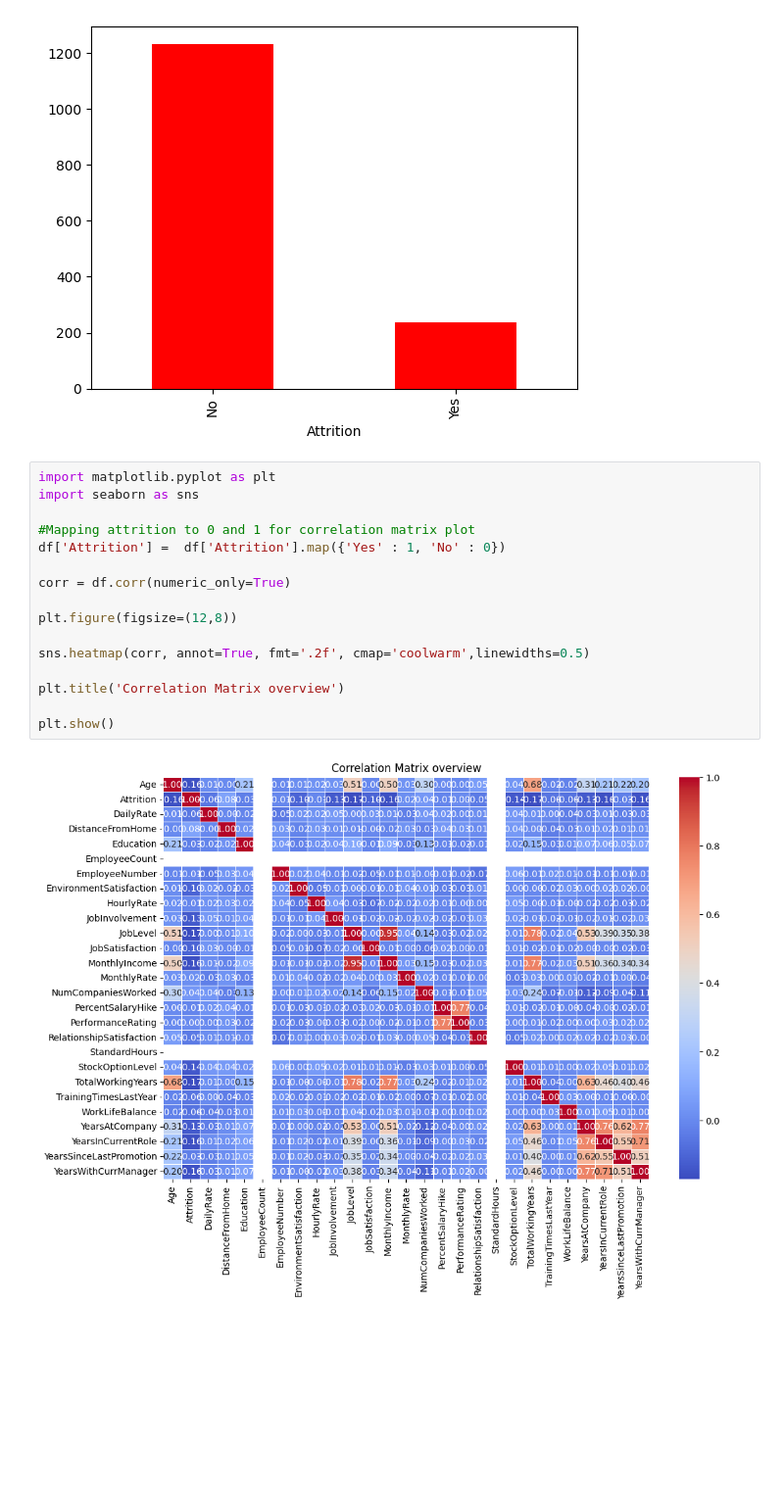
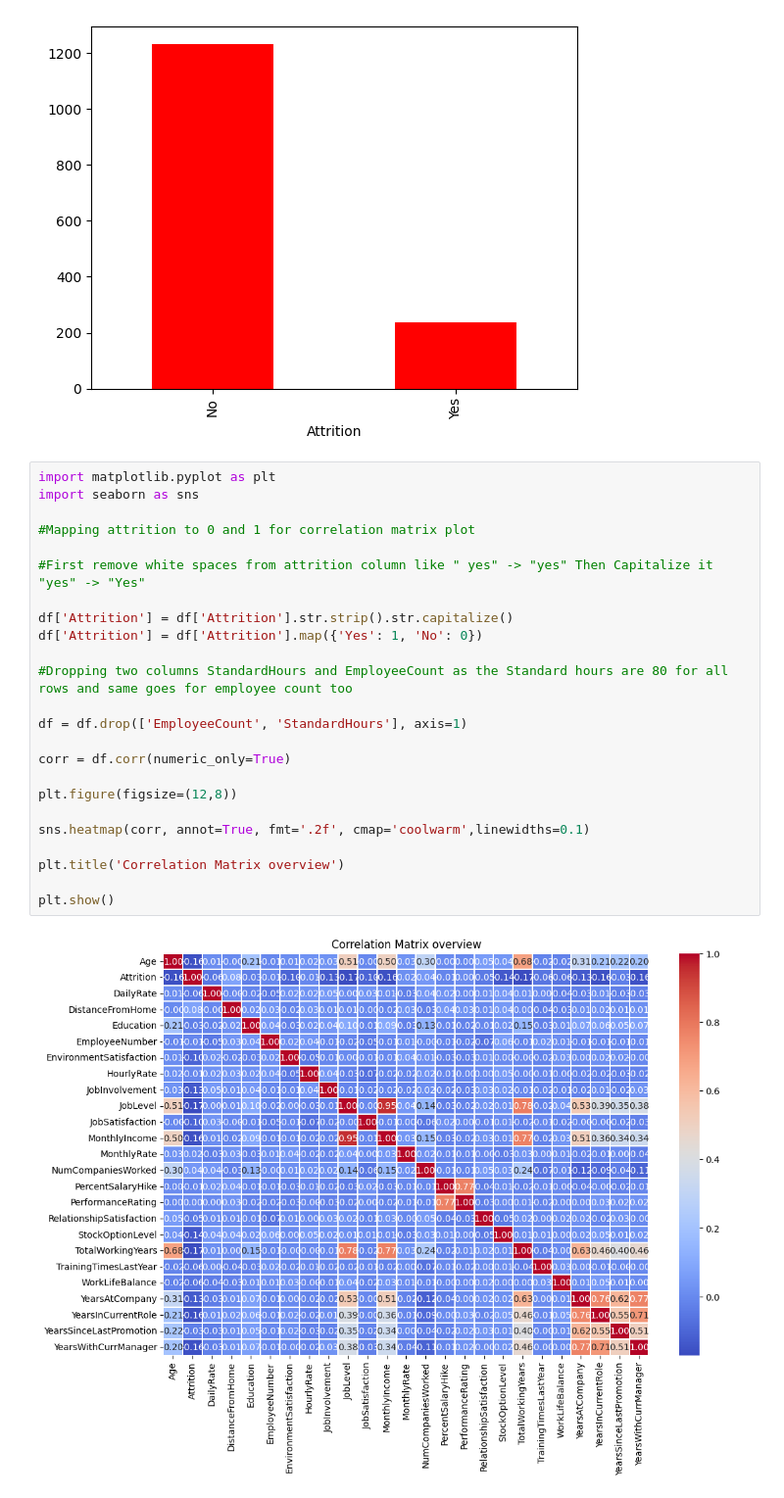
Before and after one commit to MBJ-2002/hr_analytics_employee_attrition, a Jupyter notebook: hr_analytics.ipynb, the cells around one changed output. Shown at 98% size. Cells and saved outputs as stored; diff of their text form; blank space fills up the shorter version.

Commit message:
added heatmap and cleaned project structure

```diff
--- a/hr_analytics.ipynb
+++ b/hr_analytics.ipynb
@@ -61,18 +61,26 @@ df['Attrition'].value_counts().plot(kind='bar', color='red')
 # %%
 import matplotlib.pyplot as plt
 import seaborn as sns
 
 #Mapping attrition to 0 and 1 for correlation matrix plot
-df['Attrition'] =  df['Attrition'].map({'Yes' : 1, 'No' : 0})
+
+#First remove white spaces from attrition column like " yes" -> "yes" Then Capitalize it "yes" -> "Yes"
+
+df['Attrition'] = df['Attrition'].str.strip().str.capitalize()
+df['Attrition'] = df['Attrition'].map({'Yes': 1, 'No': 0})
+
+#Dropping two columns StandardHours and EmployeeCount as the Standard hours are 80 for all rows and same goes for employee count too
+
+df = df.drop(['EmployeeCount', 'StandardHours'], axis=1)
 
 corr = df.corr(numeric_only=True)
 
 plt.figure(figsize=(12,8))
 
-sns.heatmap(corr, annot=True, fmt='.2f', cmap='coolwarm',linewidths=0.5)
+sns.heatmap(corr, annot=True, fmt='.2f', cmap='coolwarm',linewidths=0.1)
 
 plt.title('Correlation Matrix overview')
 
 plt.show()
 # %% [output]
-[figure, old version]
+[figure, new version]
```
Also changed, not shown: parts of 1 cell of this notebook, 2 other files.
